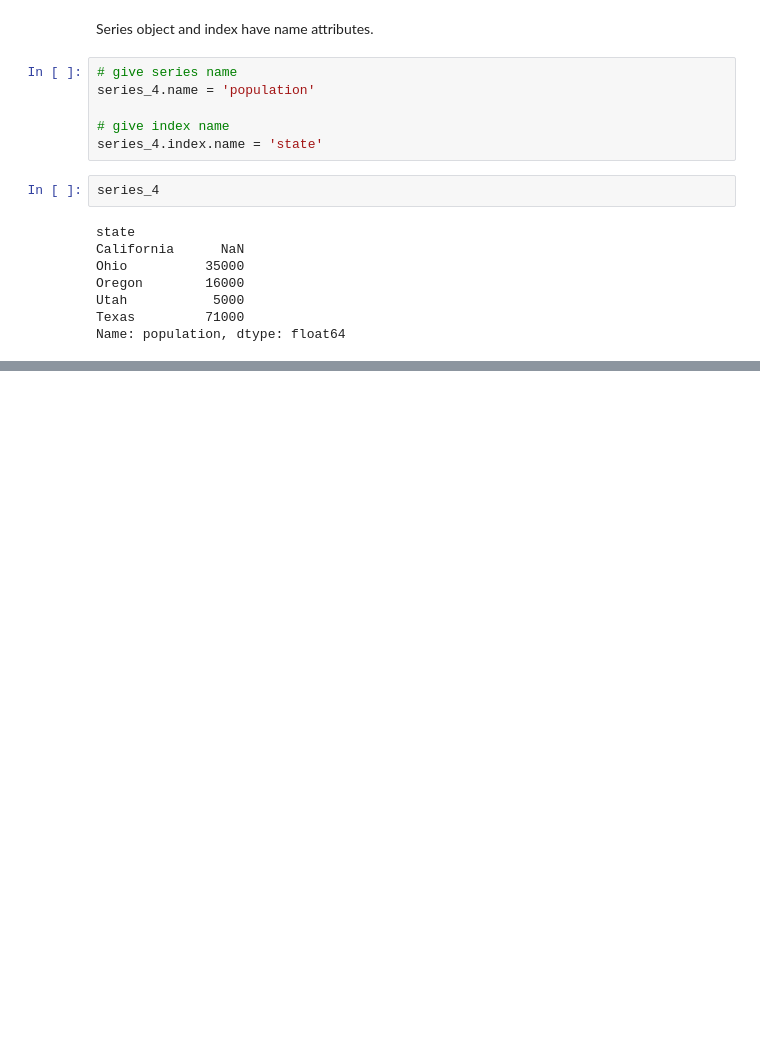
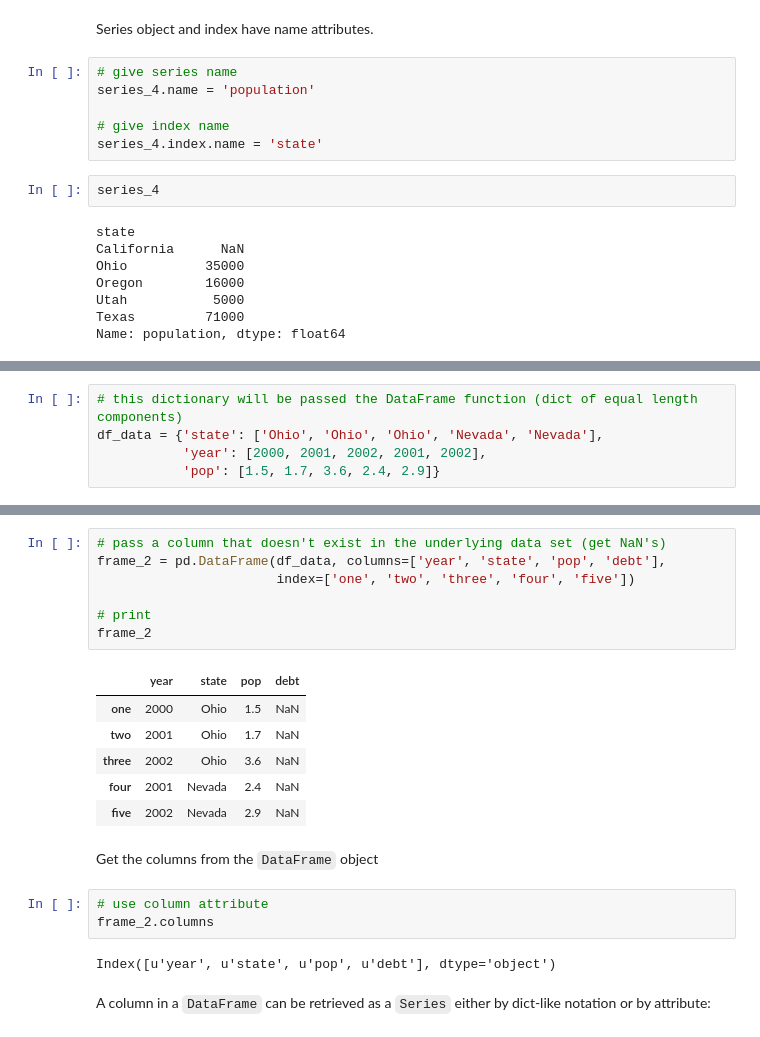
Before and after one commit to rerwin21/python_for_data_analysis, a Jupyter notebook: Chap_5.ipynb, the cells around one changed output, grey strips where cells are left out. Drawn from its saved outputs; the diff is of its cells as text; blank space fills up the shorter version.

```diff
--- a/Chap_5.ipynb
+++ b/Chap_5.ipynb
@@ -229,0 +255,5 @@ Name: population, dtype: float64
+# %%
+# this dictionary will be passed the DataFrame function (dict of equal length components)
+df_data = {'state': ['Ohio', 'Ohio', 'Ohio', 'Nevada', 'Nevada'],
+           'year': [2000, 2001, 2002, 2001, 2002],
+           'pop': [1.5, 1.7, 3.6, 2.4, 2.9]}
@@ -229,0 +283,23 @@ Name: population, dtype: float64
+# %%
+# pass a column that doesn't exist in the underlying data set (get NaN's)
+frame_2 = pd.DataFrame(df_data, columns=['year', 'state', 'pop', 'debt'],
+                       index=['one', 'two', 'three', 'four', 'five'])
+
+# print
+frame_2
+# %% [output]
+|  | year | state | pop | debt |
+| one | 2000 | Ohio | 1.5 | NaN |
+| two | 2001 | Ohio | 1.7 | NaN |
+| three | 2002 | Ohio | 3.6 | NaN |
+| four | 2001 | Nevada | 2.4 | NaN |
+| five | 2002 | Nevada | 2.9 | NaN |
+# %% [markdown]
+Get the columns from the `DataFrame` object
+# %%
+# use column attribute
+frame_2.columns
+# %% [output]
+Index([u'year', u'state', u'pop', u'debt'], dtype='object')
+# %% [markdown]
+A column in a `DataFrame` can be retrieved as a `Series` either by dict-like notation or by attribute:
```
Also changed, not shown: parts of 28 cells of this notebook.
